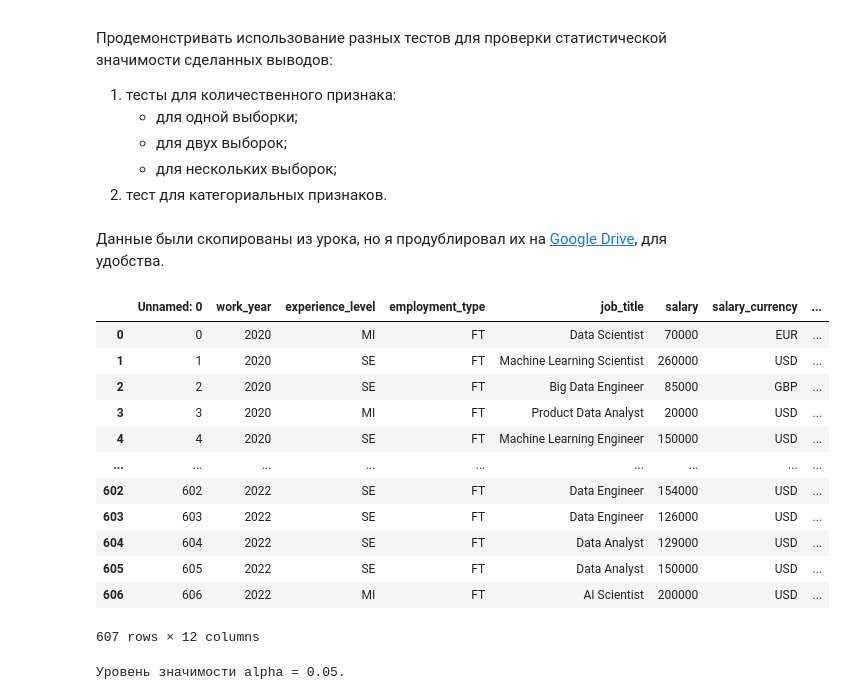
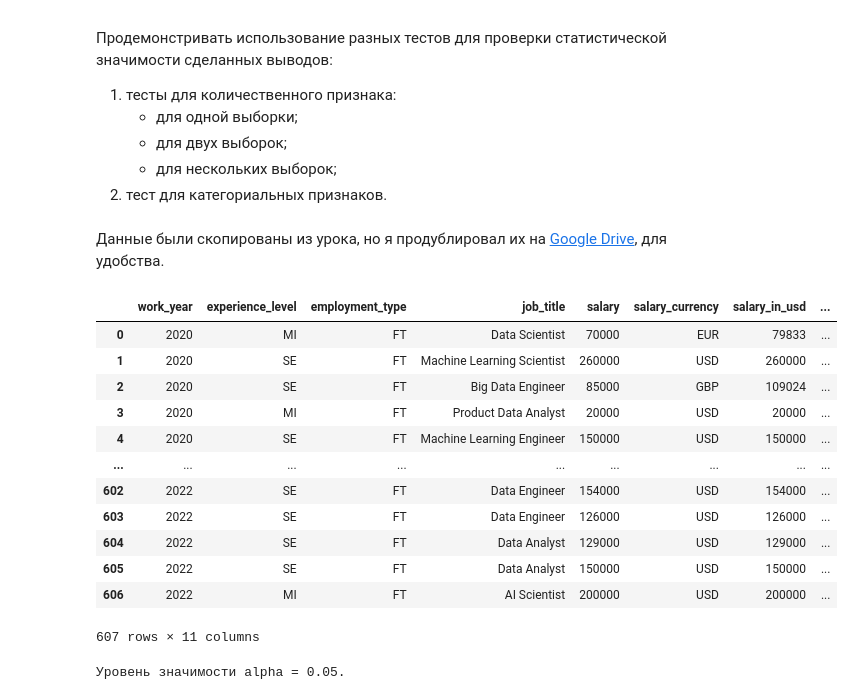
Before and after one commit to Elancinos/SF_DS_COURSE, a Jupyter notebook: Studies/EDA-4/EDA-4_practice.ipynb, the cells around one changed output. Cells and saved outputs as stored; diff of their text form; code cells hidden in the pictures.

```diff
--- a/Studies/EDA-4/EDA-4_practice.ipynb
+++ b/Studies/EDA-4/EDA-4_practice.ipynb
@@ -53,24 +55,24 @@ import seaborn as sns
 sns.set_theme("notebook")
 sns.set_palette("Set2")
 # %% [markdown]
-Данные были скопированы из урока, но я продублировал их на [Google Drive](), для удобства.
+Данные были скопированы из урока, но я продублировал их на [Google Drive](https://drive.google.com/file/d/1-Jmg4_s6DIm0MQP13Q6jRhDd8euweRgd/view?usp=drive_link), для удобства.
 # %%
-salaries_data = pd.read_csv('data/ds_salaries.csv')
+salaries_data = pd.read_csv('data/ds_salaries.csv', index_col=0)
 display(salaries_data)
 # %% [output]
-|  | Unnamed: 0 | work_year | experience_level | employment_type | job_title | salary | salary_currency | ... |
-| 0 | 0 | 2020 | MI | FT | Data Scientist | 70000 | EUR | ... |
-| 1 | 1 | 2020 | SE | FT | Machine Learning Scientist | 260000 | USD | ... |
-| 2 | 2 | 2020 | SE | FT | Big Data Engineer | 85000 | GBP | ... |
-| 3 | 3 | 2020 | MI | FT | Product Data Analyst | 20000 | USD | ... |
-| 4 | 4 | 2020 | SE | FT | Machine Learning Engineer | 150000 | USD | ... |
+|  | work_year | experience_level | employment_type | job_title | salary | salary_currency | salary_in_usd | ... |
+| 0 | 2020 | MI | FT | Data Scientist | 70000 | EUR | 79833 | ... |
+| 1 | 2020 | SE | FT | Machine Learning Scientist | 260000 | USD | 260000 | ... |
+| 2 | 2020 | SE | FT | Big Data Engineer | 85000 | GBP | 109024 | ... |
+| 3 | 2020 | MI | FT | Product Data Analyst | 20000 | USD | 20000 | ... |
+| 4 | 2020 | SE | FT | Machine Learning Engineer | 150000 | USD | 150000 | ... |
 | ... | ... | ... | ... | ... | ... | ... | ... | ... |
-| 602 | 602 | 2022 | SE | FT | Data Engineer | 154000 | USD | ... |
-| 603 | 603 | 2022 | SE | FT | Data Engineer | 126000 | USD | ... |
-| 604 | 604 | 2022 | SE | FT | Data Analyst | 129000 | USD | ... |
-| 605 | 605 | 2022 | SE | FT | Data Analyst | 150000 | USD | ... |
-| 606 | 606 | 2022 | MI | FT | AI Scientist | 200000 | USD | ... |
+| 602 | 2022 | SE | FT | Data Engineer | 154000 | USD | 154000 | ... |
+| 603 | 2022 | SE | FT | Data Engineer | 126000 | USD | 126000 | ... |
+| 604 | 2022 | SE | FT | Data Analyst | 129000 | USD | 129000 | ... |
+| 605 | 2022 | SE | FT | Data Analyst | 150000 | USD | 150000 | ... |
+| 606 | 2022 | MI | FT | AI Scientist | 200000 | USD | 200000 | ... |
-607 rows × 12 columns
+607 rows × 11 columns
 # %%
 # Задаём уровень значимости
 alpha = 0.05
```
Also changed, not shown: parts of 36 cells of this notebook, 1 other file.
